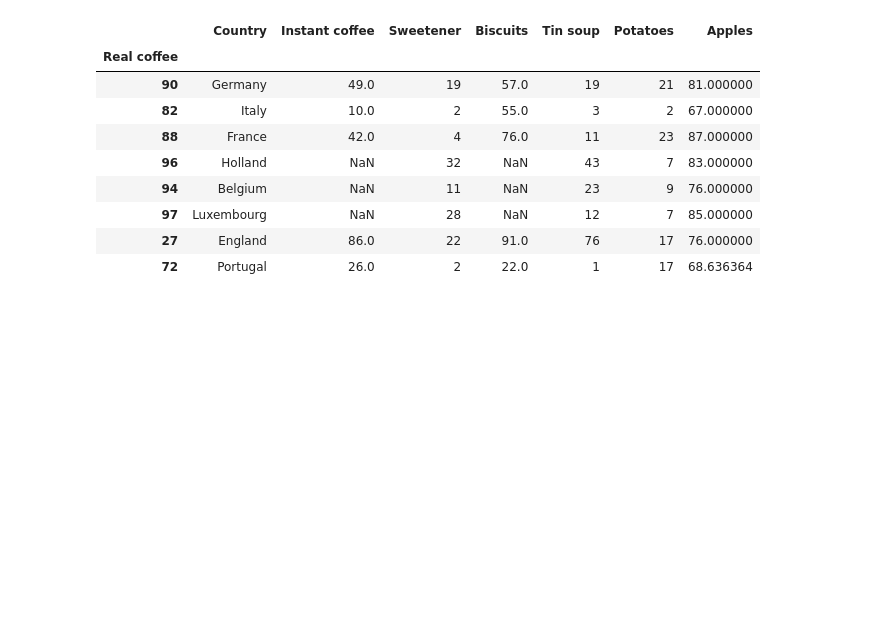
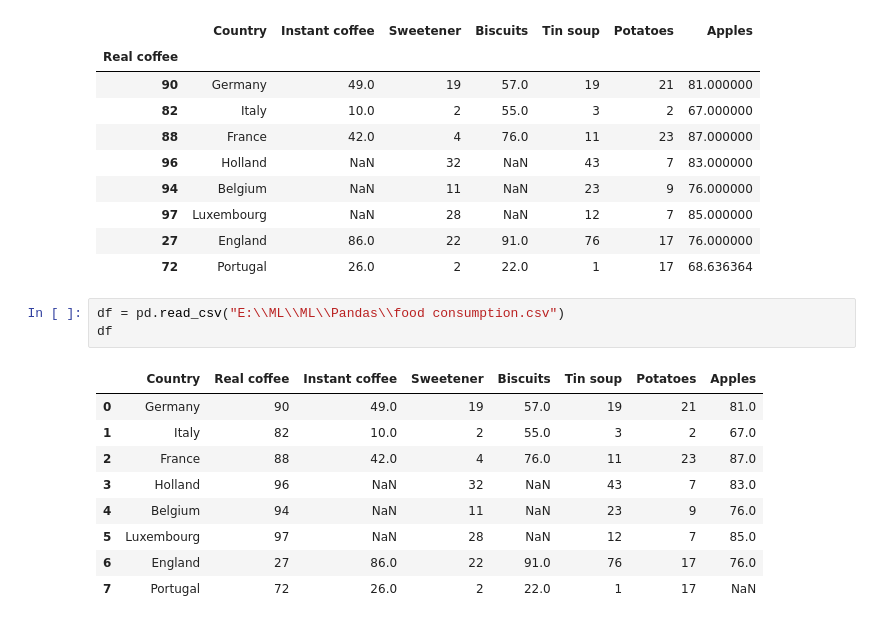
Before and after one commit to satya-ranjan/ML, a Jupyter notebook: Pandas/interpolate().ipynb, the cells around one changed output. Drawn from its saved outputs; the diff is of its cells as text; blank space fills up the shorter version.

```diff
--- a/Pandas/interpolate().ipynb
+++ b/Pandas/interpolate().ipynb
@@ -118,3 +115,16 @@ df.interpolate(method="polynomial" , order = 1)
 | 97 | Luxembourg | NaN | 28 | NaN | 12 | 7 | 85.000000 |
 | 27 | England | 86.0 | 22 | 91.0 | 76 | 17 | 76.000000 |
 | 72 | Portugal | 26.0 | 2 | 22.0 | 1 | 17 | 68.636364 |
+# %%
+df = pd.read_csv("E:\\ML\\ML\\Pandas\\food consumption.csv")
+df
+# %% [output]
+|  | Country | Real coffee | Instant coffee | Sweetener | Biscuits | Tin soup | Potatoes | Apples |
+| 0 | Germany | 90 | 49.0 | 19 | 57.0 | 19 | 21 | 81.0 |
+| 1 | Italy | 82 | 10.0 | 2 | 55.0 | 3 | 2 | 67.0 |
+| 2 | France | 88 | 42.0 | 4 | 76.0 | 11 | 23 | 87.0 |
+| 3 | Holland | 96 | NaN | 32 | NaN | 43 | 7 | 83.0 |
+| 4 | Belgium | 94 | NaN | 11 | NaN | 23 | 9 | 76.0 |
+| 5 | Luxembourg | 97 | NaN | 28 | NaN | 12 | 7 | 85.0 |
+| 6 | England | 27 | 86.0 | 22 | 91.0 | 76 | 17 | 76.0 |
+| 7 | Portugal | 72 | 26.0 | 2 | 22.0 | 1 | 17 | NaN |
```
Also changed, not shown: parts of 10 cells of this notebook.
